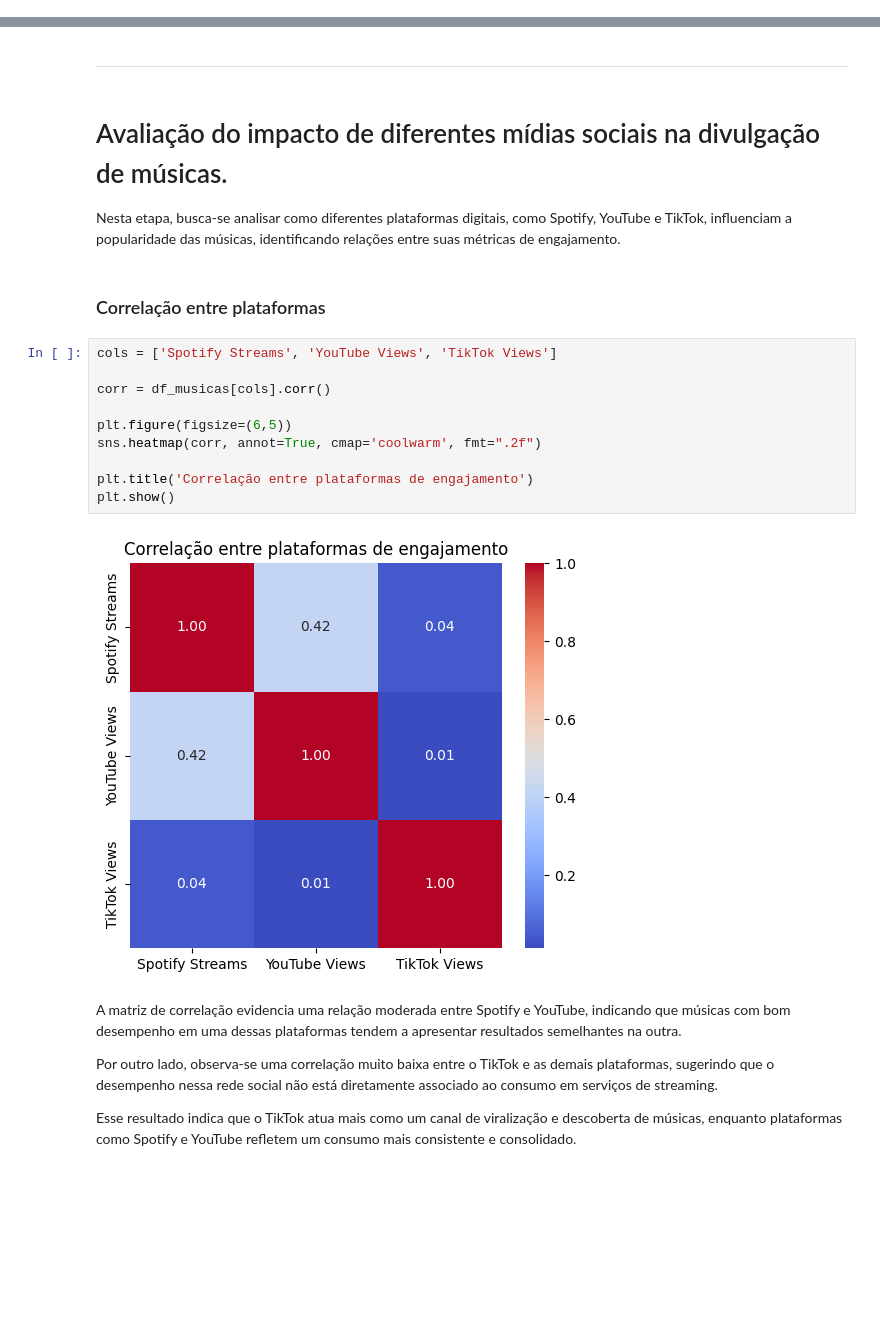
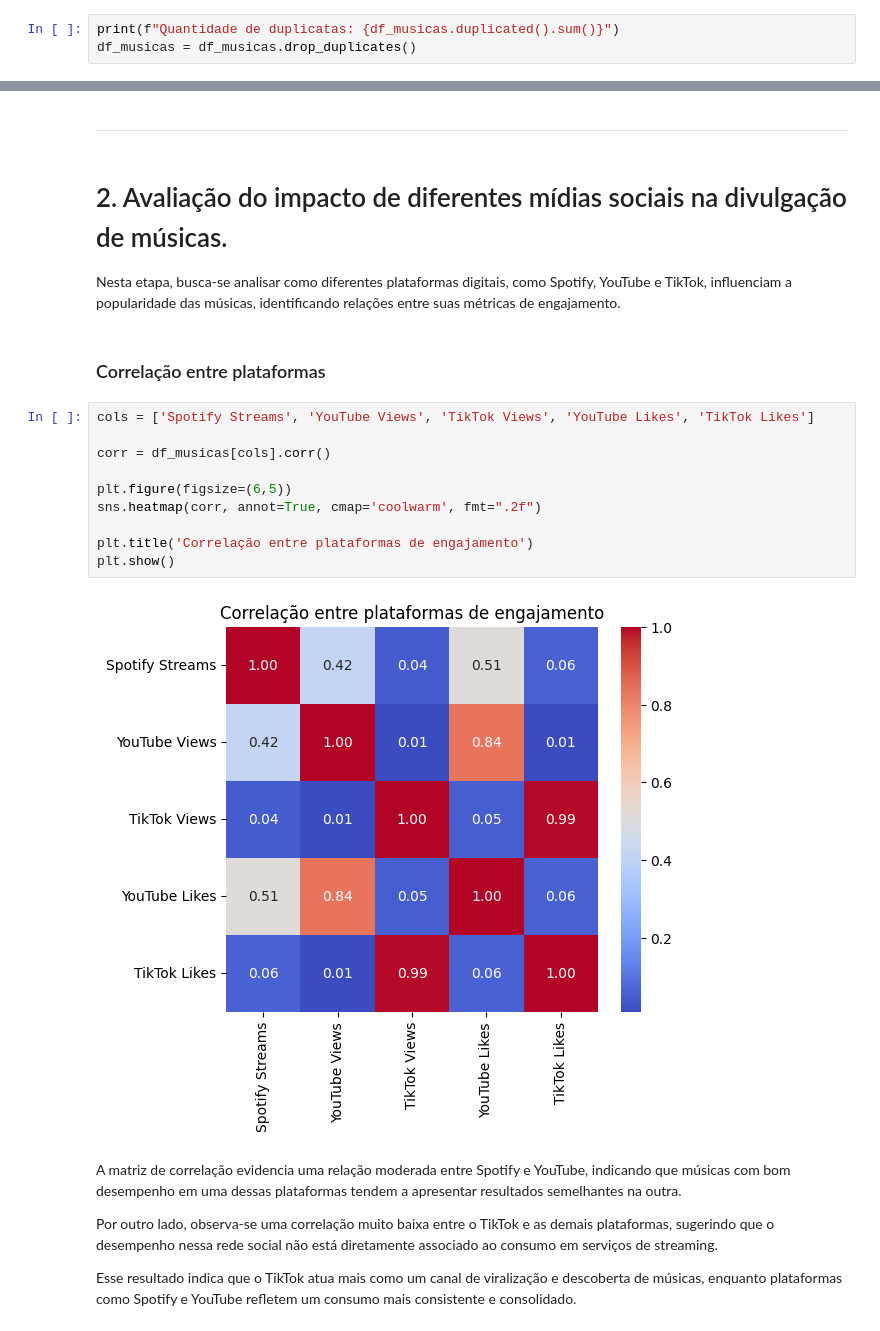
Before and after one commit to MizunoYudi/AD-Musicas-Mais-Tocadas, a Jupyter notebook: projeto.ipynb, the cells around one changed output, grey strips where cells are left out. Saved outputs shown, nothing was run; the diff lists cells and outputs as text; blank space fills up the shorter version.

```diff
--- a/projeto.ipynb
+++ b/projeto.ipynb
@@ -217,0 +199,3 @@ dtype: int64
+# %%
+print(f"Quantidade de duplicatas: {df_musicas.duplicated().sum()}")
+df_musicas = df_musicas.drop_duplicates()
@@ -655,23 +628,23 @@ dtype: Int64
 # %% [markdown]
 ----
 # %% [markdown]
-# Avaliação do impacto de diferentes mídias sociais na divulgação de músicas.
+# 2. Avaliação do impacto de diferentes mídias sociais na divulgação de músicas.
 
 Nesta etapa, busca-se analisar como diferentes plataformas digitais, como Spotify, YouTube e TikTok, influenciam a popularidade das músicas, identificando relações entre suas métricas de engajamento.
 # %% [markdown]
 ### Correlação entre plataformas
 # %%
-cols = ['Spotify Streams', 'YouTube Views', 'TikTok Views']
+cols = ['Spotify Streams', 'YouTube Views', 'TikTok Views', 'YouTube Likes', 'TikTok Likes']
 
 corr = df_musicas[cols].corr()
 
 plt.figure(figsize=(6,5))
 sns.heatmap(corr, annot=True, cmap='coolwarm', fmt=".2f")
 
 plt.title('Correlação entre plataformas de engajamento')
 plt.show()
 # %% [output]
-[figure, old version]
+[figure, new version]
 # %% [markdown]
 A matriz de correlação evidencia uma relação moderada entre Spotify e YouTube, indicando que músicas com bom desempenho em uma dessas plataformas tendem a apresentar resultados semelhantes na outra.
 
```
Also changed, not shown: parts of 56 cells of this notebook.
